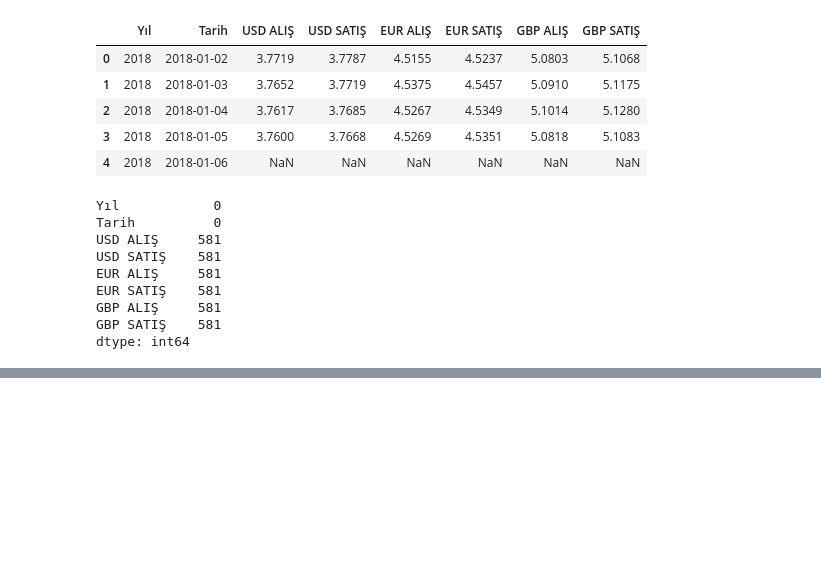
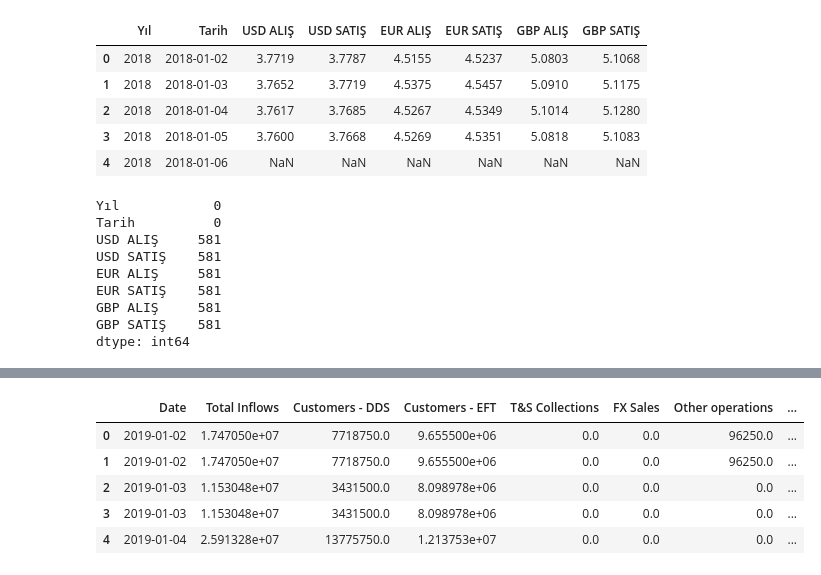
Before and after one commit to alperenkoksal/shell-datathon, a Jupyter notebook: Shell datathon.ipynb, the cells around one changed output, grey strips where cells are left out. Cells and saved outputs as stored; diff of their text form; code cells hidden in the pictures; blank space fills up the shorter version.

```diff
--- a/Shell datathon.ipynb
+++ b/Shell datathon.ipynb
@@ -124,3 +254,5 @@ dtype: int64
+# %%
+df_train = df_train.merge(df_otv,on = "Date",how = "left")
 # %%
 df_platts = pd.read_csv("platts.csv")
 # %%
@@ -143,3 +290,6 @@ AB Piyasa Fiyatı- Yüksek    0
 AB Piyasa Fiyatı- Düşük     0
 Dolar Kuru (Satış)          0
 dtype: int64
+# %%
+df_platts["Date"] = pd.to_datetime(df_platts["Tarih"])
+df_platts = df_platts.drop(columns = "Tarih")
@@ -146,3 +300,5 @@ dtype: int64
+# %%
+df_train = df_train.merge(df_platts,on = "Date",how = "left")
 # %%
 df_usd = pd.read_csv("usd.csv")
 # %%
@@ -168,0 +341,4 @@ dtype: int64
+# %%
+df_usd["Date"] = pd.to_datetime(df_usd["Tarih"])
+df_usd = df_usd.drop(columns = "Tarih")
+df_train = df_train.merge(df_usd,on = "Date",how = "left")
@@ -168,0 +349,9 @@ dtype: int64
+# %%
+df_train.head()
+# %% [output]
+|  | Date | Total Inflows | Customers - DDS | Customers - EFT | T&S Collections | FX Sales | Other operations | ... |
+| 0 | 2019-01-02 | 1.747050e+07 | 7718750.0 | 9.655500e+06 | 0.0 | 0.0 | 96250.0 | ... |
+| 1 | 2019-01-02 | 1.747050e+07 | 7718750.0 | 9.655500e+06 | 0.0 | 0.0 | 96250.0 | ... |
+| 2 | 2019-01-03 | 1.153048e+07 | 3431500.0 | 8.098978e+06 | 0.0 | 0.0 | 0.0 | ... |
+| 3 | 2019-01-03 | 1.153048e+07 | 3431500.0 | 8.098978e+06 | 0.0 | 0.0 | 0.0 | ... |
+| 4 | 2019-01-04 | 2.591328e+07 | 13775750.0 | 1.213753e+07 | 0.0 | 0.0 | 0.0 | ... |
```
Also changed, not shown: parts of 55 cells of this notebook.
